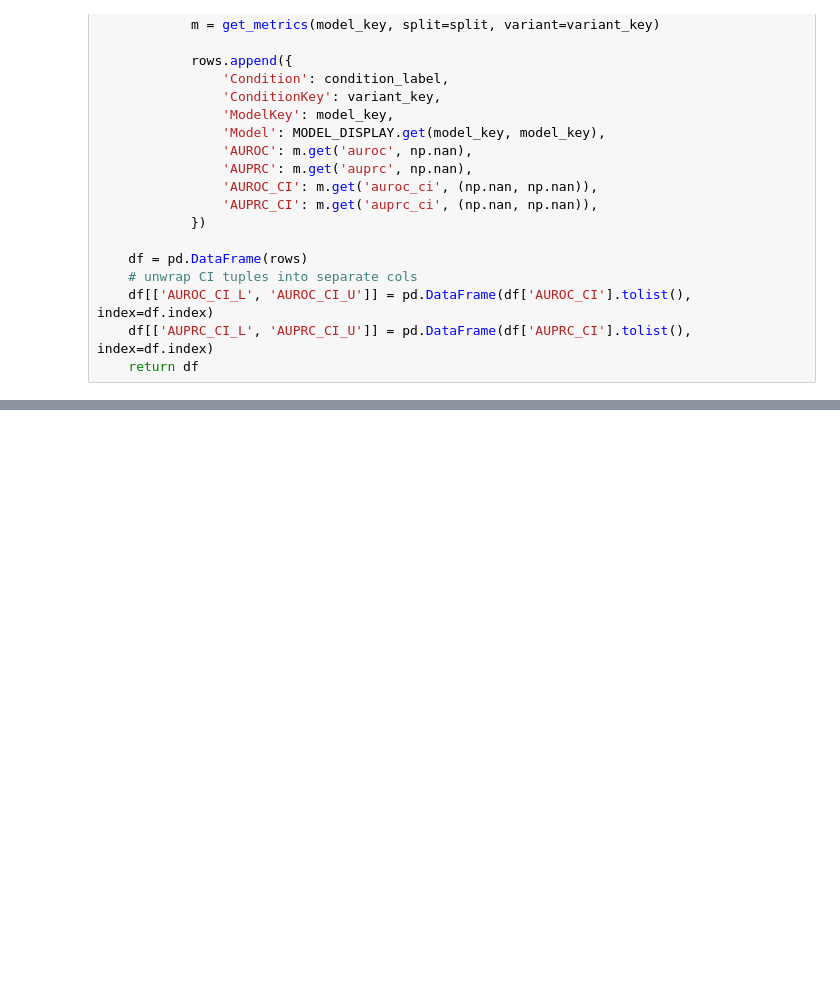
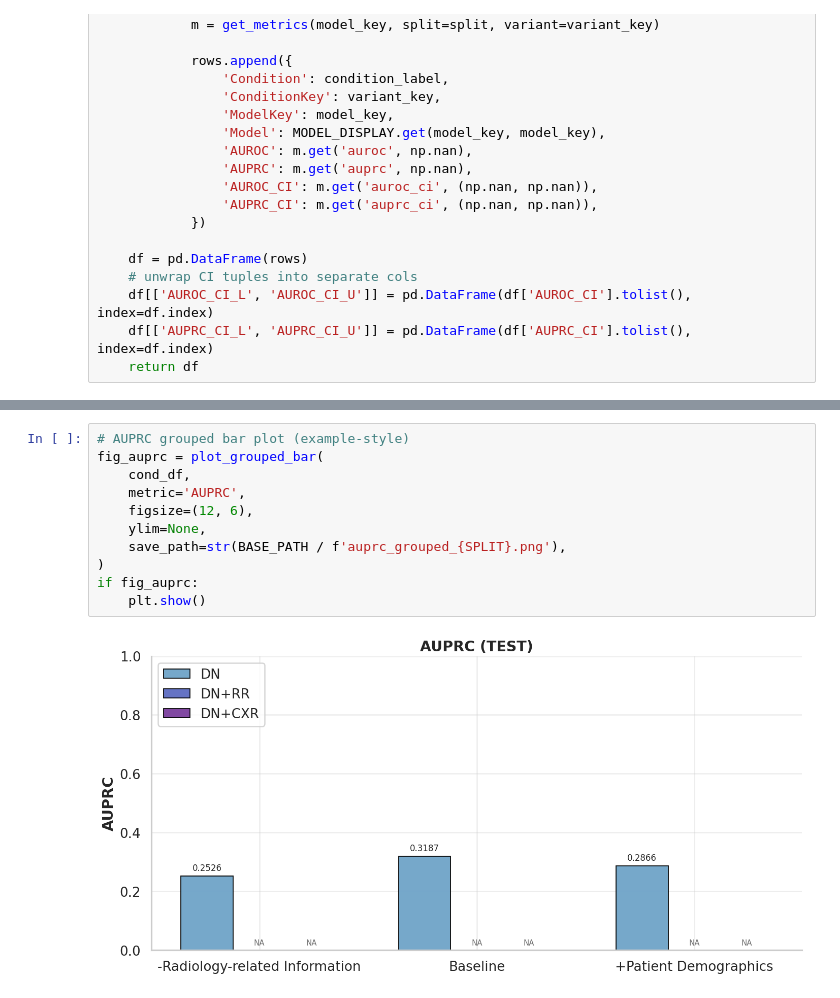
Before and after one commit to Chanwhistle/CXR_info_disparity, a Jupyter notebook: trained_models/auroc_visual.ipynb, the cells around one changed output, grey strips where cells are left out. Drawn from its saved outputs; the diff is of its cells as text; blank space fills up the shorter version.

```diff
--- a/trained_models/auroc_visual.ipynb
+++ b/trained_models/auroc_visual.ipynb
@@ -614,0 +469,13 @@ custom_groups = {
+# %%
+# AUPRC grouped bar plot (example-style)
+fig_auprc = plot_grouped_bar(
+    cond_df,
+    metric='AUPRC',
+    figsize=(12, 6),
+    ylim=None,
+    save_path=str(BASE_PATH / f'auprc_grouped_{SPLIT}.png'),
+)
+if fig_auprc:
+    plt.show()
+# %% [output]
+[figure, added]
```
Also changed, not shown: parts of 24 cells of this notebook, 5 other files.
